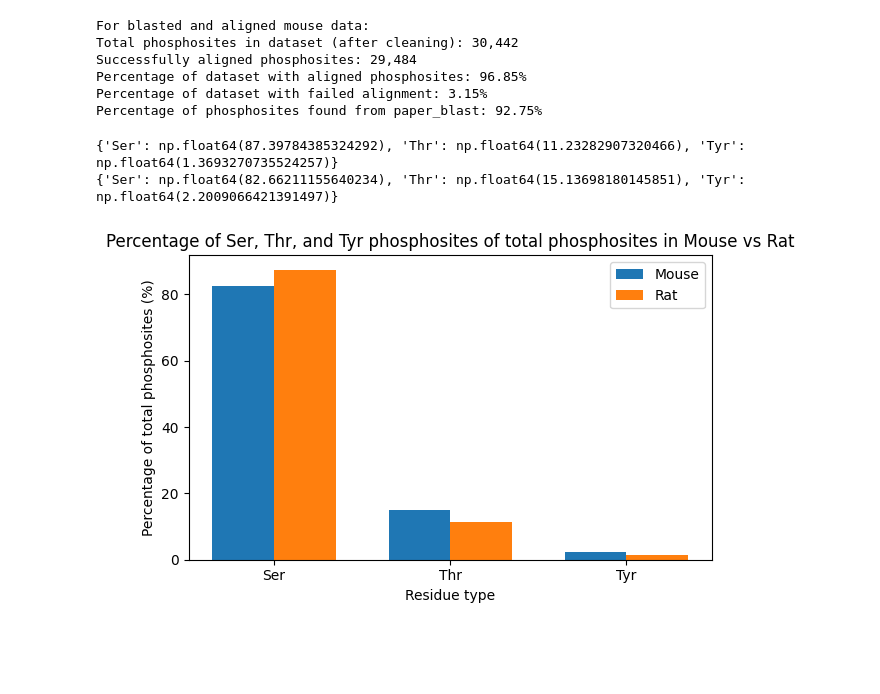
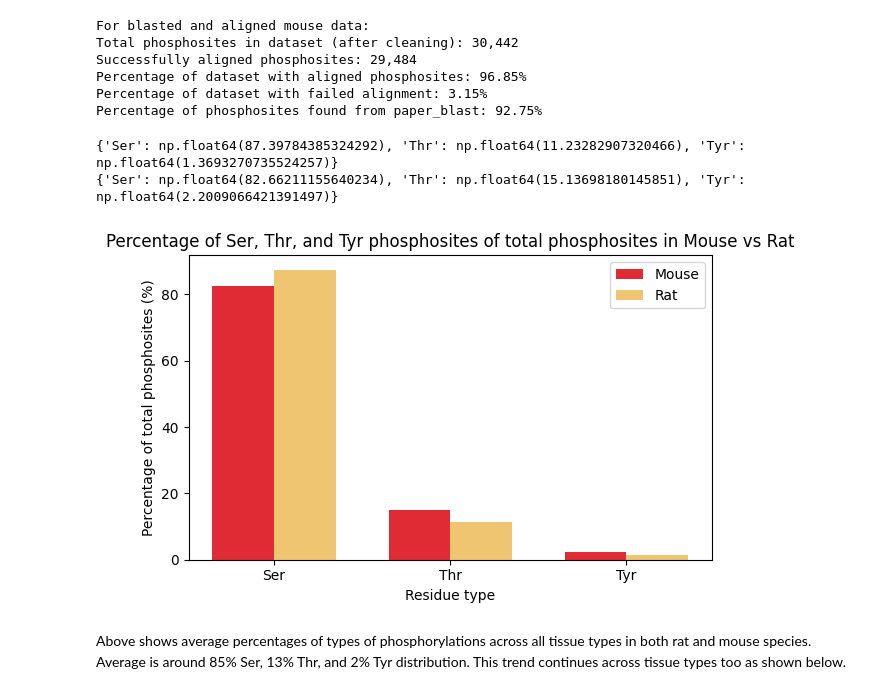
Before and after one commit to htsofie/phospho-idr, a Jupyter notebook: notebooks/percent_phosphosites.ipynb, the cells around one changed output. Cells and saved outputs as stored; diff of their text form; code cells hidden in the pictures; blank space fills up the shorter version.

Commit message:
summarizing data, graph generation

```diff
--- a/notebooks/percent_phosphosites.ipynb
+++ b/notebooks/percent_phosphosites.ipynb
@@ -79,8 +85,8 @@ import pandas as pd
 import matplotlib.pyplot as plt
 
 # File paths
-rat_path = "/home/htsofie/Desktop/phospho_root/data/processed/rat/full_total_blast_aligned.csv"
-mouse_path = "/home/htsofie/Desktop/phospho_root/data/processed/mouse/full_total_blast_aligned.csv"
+rat_path = "data/processed/rat/full_total_blast_aligned.csv"
+mouse_path = "data/processed/mouse/full_total_blast_aligned.csv"
 
 def calculate_phosphosite_percentages(path):
     df = pd.read_csv(path)
@@ -98,33 +104,35 @@ mouse_perc = calculate_phosphosite_percentages(mouse_path)
 print(rat_perc)
 print(mouse_perc)
 
 # Combine into DataFrame
 data = pd.DataFrame({
     "residue": ["Ser", "Thr", "Tyr"],
     "mouse": [mouse_perc["Ser"], mouse_perc["Thr"], mouse_perc["Tyr"]],
     "rat": [rat_perc["Ser"], rat_perc["Thr"], rat_perc["Tyr"]]
 })
 
 # Melt for plotting
 df_melted = data.melt(id_vars="residue", var_name="species", value_name="percent")
 
 # Plot grouped bars
 fig, ax = plt.subplots(figsize=(6, 4))
 bar_width = 0.35
 x = range(len(data["residue"]))
 
-ax.bar([i - bar_width/2 for i in x], data["mouse"], width=bar_width, label="Mouse")
-ax.bar([i + bar_width/2 for i in x], data["rat"], width=bar_width, label="Rat")
+ax.bar([i - bar_width/2 for i in x], data["mouse"], width=bar_width, label="Mouse", color='#e02b35')
+ax.bar([i + bar_width/2 for i in x], data["rat"], width=bar_width, label="Rat", color='#f0c571')
 
 ax.set_xticks(x)
 ax.set_xticklabels(data["residue"])
 ax.set_ylabel("Percentage of total phosphosites (%)")
 ax.set_xlabel("Residue type")
 ax.set_title("Percentage of Ser, Thr, and Tyr phosphosites of total phosphosites in Mouse vs Rat")
 ax.legend()
 plt.tight_layout()
 plt.show()
 # %% [output]
 {'Ser': np.float64(87.39784385324292), 'Thr': np.float64(11.23282907320466), 'Tyr': np.float64(1.3693270735524257)}
 {'Ser': np.float64(82.66211155640234), 'Thr': np.float64(15.13698180145851), 'Tyr': np.float64(2.2009066421391497)}
-[figure, old version]
+[figure, new version]
+# %% [markdown]
+Above shows average percentages of types of phosphorylations across all tissue types in both rat and mouse species. Average is around 85% Ser, 13% Thr, and 2% Tyr distribution. This trend continues across tissue types too as shown below.
```
Also changed, not shown: parts of 12 cells of this notebook, 20 other files.
